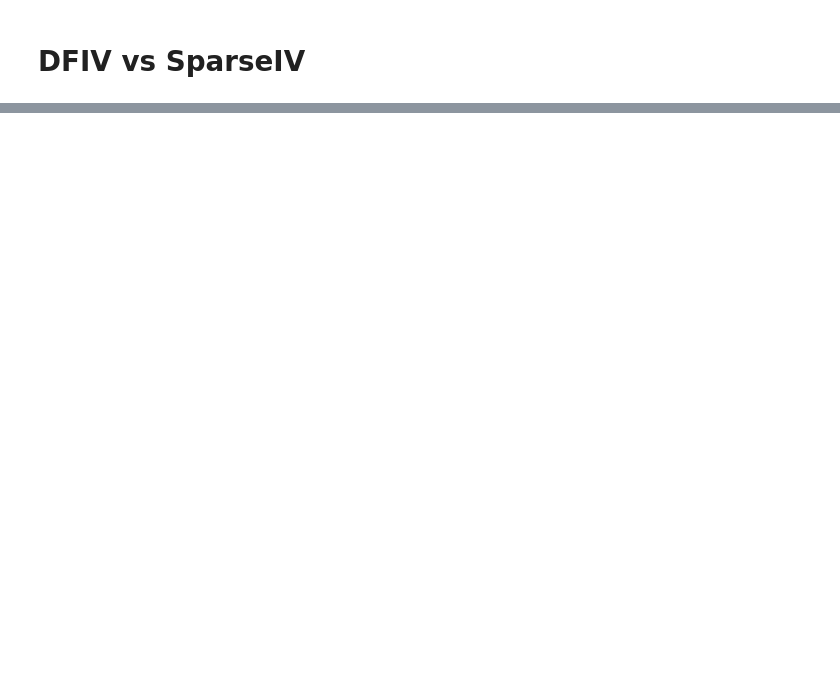
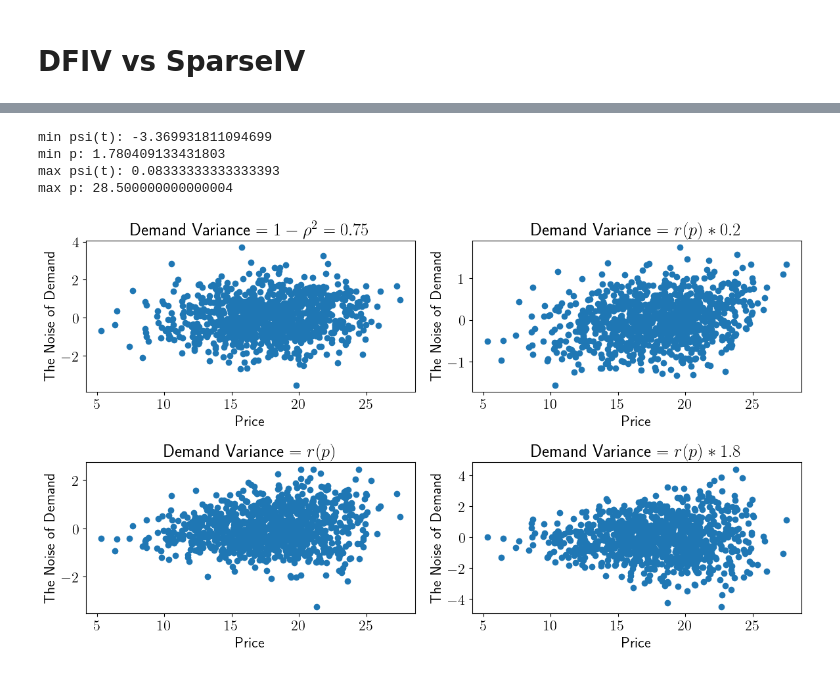
Before and after one commit to Jasmineqy0/DeepFeatureIV, a Jupyter notebook: viz/viz.ipynb, the cells around one changed output, grey strips where cells are left out. Saved outputs shown, nothing was run; the diff lists cells and outputs as text; code cells hidden in the pictures; blank space fills up the shorter version.

```diff
--- a/viz/viz.ipynb
+++ b/viz/viz.ipynb
@@ -119,0 +231,34 @@ fig.show()
+# %%
+min_t = 2.53379
+min_psi_t = psi(min_t)
+print(f'min psi(t): {min_psi_t}')
+z = 3
+min_p = 25 + min_psi_t * (z + 3) -3
+print(f'min p: {min_p}')
+
+max_t = 10
+max_psi_t = psi(max_t)
+print(f'max psi(t): {max_psi_t}')
+z = 3
+max_p = 25 + max_psi_t * (z + 3) + 3
+print(f'max p: {max_p}')
+# %% [output]
+min psi(t): -3.369931811094699
+min p: 1.780409133431803
+max psi(t): 0.08333333333333393
+max p: 28.500000000000004
+# %%
+rng = np.random.default_rng(seed=0)
+rho = 0.5
+emotion = rng.choice(list(range(1, 8)), data_size)
+time = rng.uniform(0, 10, data_size)
+cost = rng.normal(0, 1.0, data_size)
+noise_price = rng.normal(0, 1.0, data_size)
+noise_demand = rho * noise_price + rng.normal(0, np.sqrt(1 - rho ** 2), data_size)
+price = 25 + (cost + 3) * psi(time) + noise_price
+structural: np.ndarray = f(price, time, emotion).astype(float)
+outcome: np.ndarray = (structural + noise_demand).astype(float)
+
+price_scale = (price - min_p) / (max_p - min_p)
+sigmas = [0.2, 1, 1.8]
+hetero_noise_demand = [rho * noise_price + rng.normal(0, price_scale * sigma, data_size) for sigma in sigmas]
@@ -119,0 +289,26 @@ fig.show()
+# %%
+fig, axs = plt.subplots(2, 2, figsize=(12, 7))
+
+axs[0, 0].scatter(price, noise_demand)
+axs[0, 0].set_title(r'Demand Variance = $1-\rho ^2 = 0.75$')
+axs[0, 0].set_ylabel('The Noise of Demand')
+axs[0, 0].set_xlabel('Price')
+
+axs[0, 1].scatter(price, hetero_noise_demand[0])
+axs[0, 1].set_title(r'Demand Variance = $r(p) * 0.2$')
+axs[0, 1].set_ylabel('The Noise of Demand')
+axs[0, 1].set_xlabel('Price')
+
+axs[1, 0].scatter(price, hetero_noise_demand[1])
+axs[1, 0].set_title(r'Demand Variance = $r(p)$')
+axs[1, 0].set_ylabel('The Noise of Demand')
+axs[1, 0].set_xlabel('Price')
+
+axs[1, 1].scatter(price, hetero_noise_demand[2])
+axs[1, 1].set_title(r'Demand Variance = $r(p) * 1.8$')
+axs[1, 1].set_ylabel('The Noise of Demand')
+axs[1, 1].set_xlabel('Price')
+
+fig.savefig(f'{img_dir}/demand_noise.pdf')
+# %% [output]
+[figure, added]
```
Also changed, not shown: parts of 22 cells of this notebook, 13 other files.
